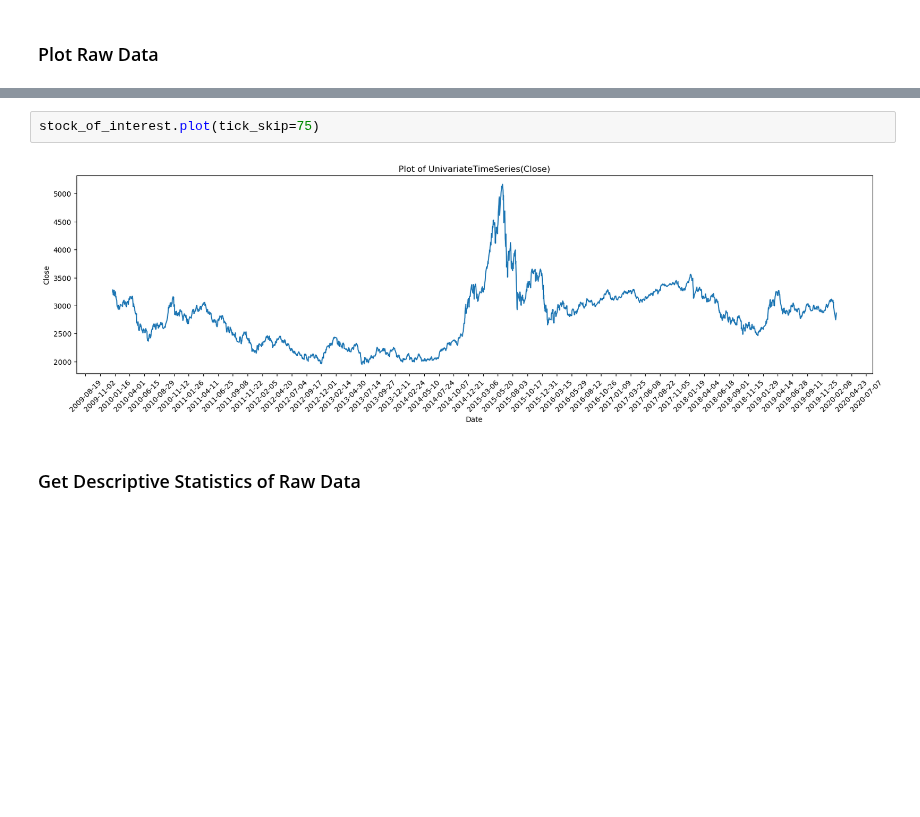
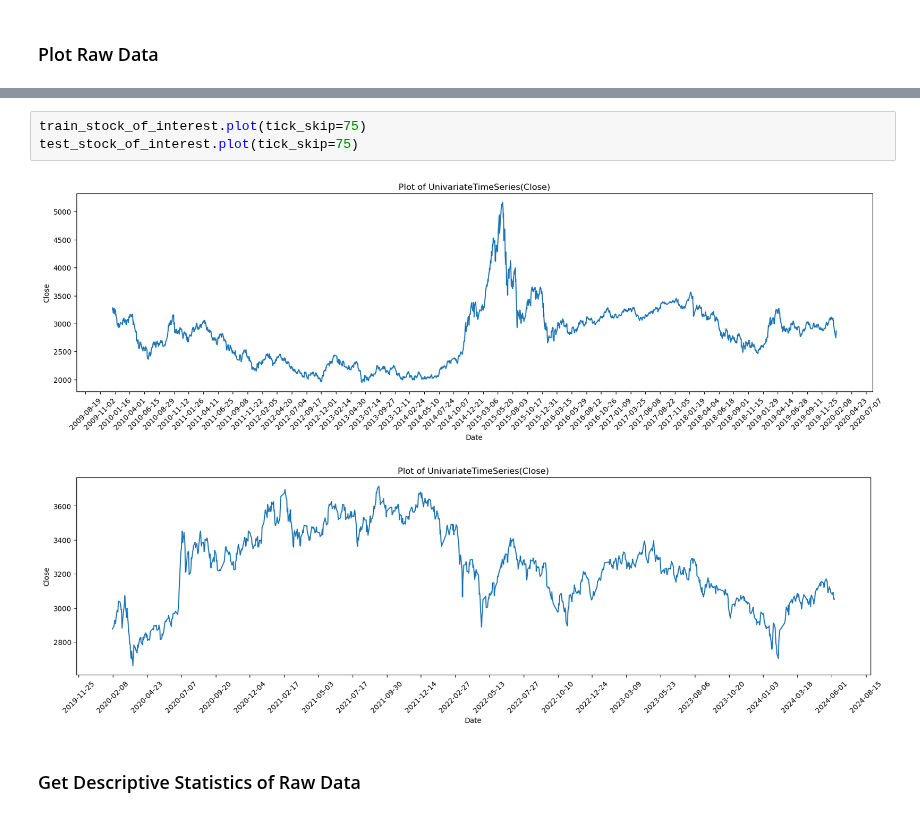
Before and after one commit to Brinkley97/applied_time_series_and_machine_learning, a Jupyter notebook: framework_for_time_series_data/nlp_ts/paper-daily-sse_stock-ts_models.ipynb, the cells around one changed output, grey strips where cells are left out. Cells and saved outputs as stored; diff of their text form; blank space fills up the shorter version.

```diff
--- a/framework_for_time_series_data/nlp_ts/paper-daily-sse_stock-ts_models.ipynb
+++ b/framework_for_time_series_data/nlp_ts/paper-daily-sse_stock-ts_models.ipynb
@@ -109,7 +130,9 @@ stock_df.head(20)
 # %%
-stock_of_interest.plot(tick_skip=75)
+train_stock_of_interest.plot(tick_skip=75)
+test_stock_of_interest.plot(tick_skip=75)
 # %% [output]
 [figure]
+[figure, added]
 # %% [markdown]
 ### Get Descriptive Statistics of Raw Data
 # %%
```
Also changed, not shown: parts of 48 cells of this notebook, 1 other file.
